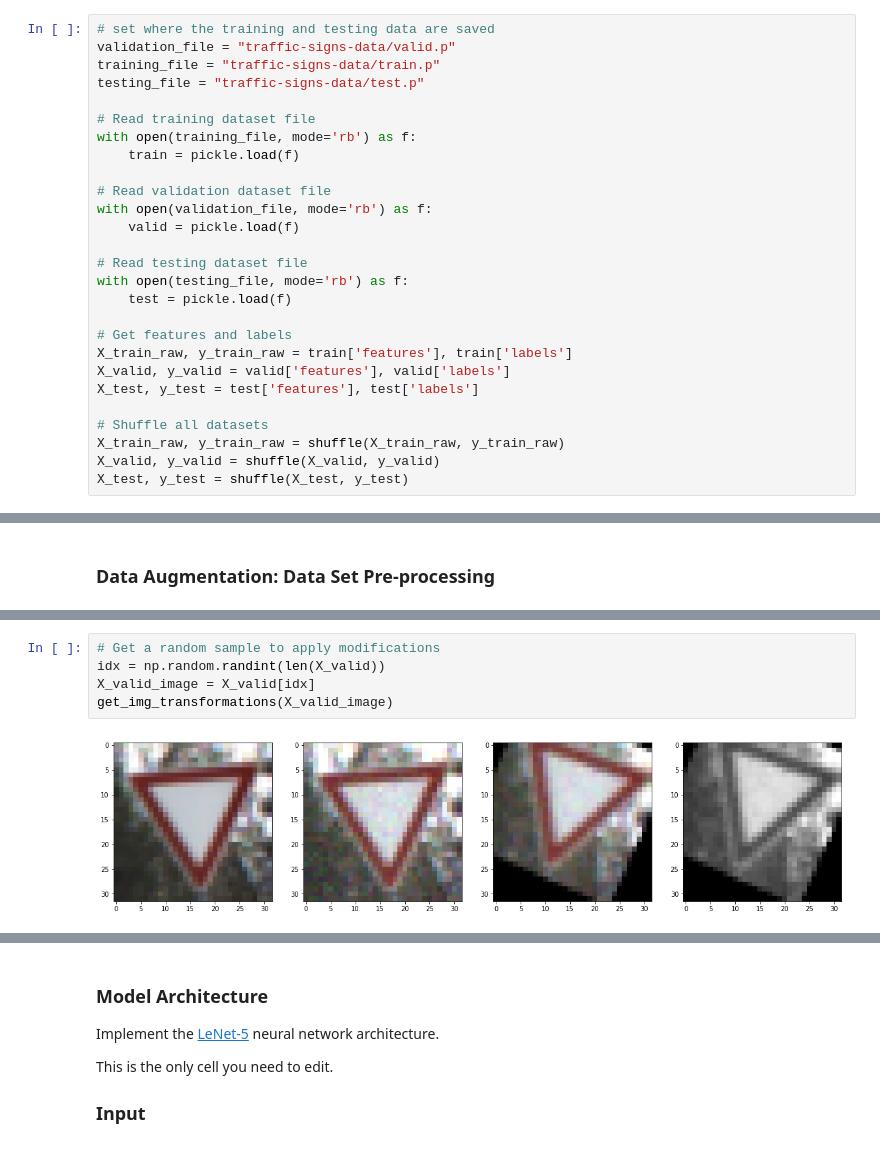
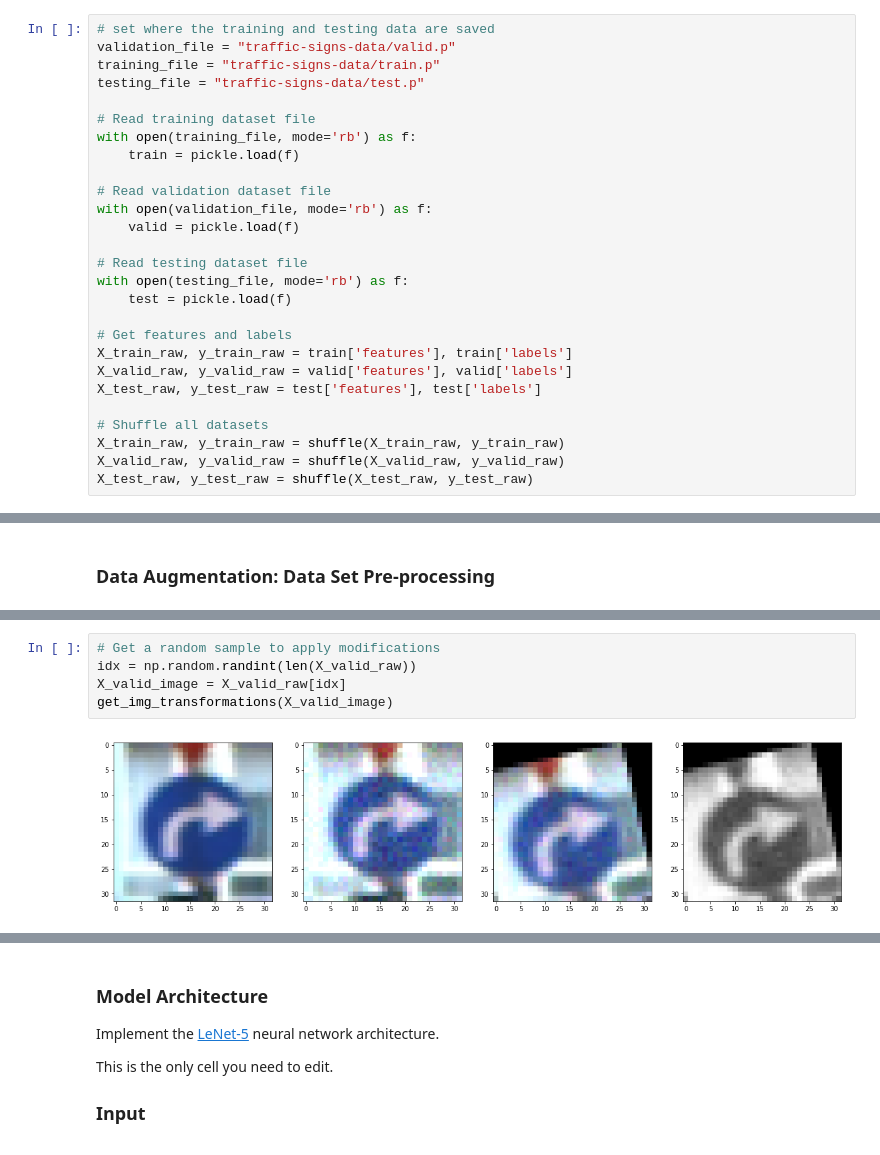
Before and after one commit to JohnBetaCode/CarND-P3-Traffic_Sign_Classifier, a Jupyter notebook: Traffic_Sign_Classifier.ipynb, the cells around one changed output, grey strips where cells are left out. Saved outputs shown, nothing was run; the diff lists cells and outputs as text.

```diff
--- a/Traffic_Sign_Classifier.ipynb
+++ b/Traffic_Sign_Classifier.ipynb
@@ -44,13 +48,13 @@ with open(testing_file, mode='rb') as f:
 
 # Get features and labels
 X_train_raw, y_train_raw = train['features'], train['labels']
-X_valid, y_valid = valid['features'], valid['labels']
-X_test, y_test = test['features'], test['labels']
+X_valid_raw, y_valid_raw = valid['features'], valid['labels']
+X_test_raw, y_test_raw = test['features'], test['labels']
 
 # Shuffle all datasets
 X_train_raw, y_train_raw = shuffle(X_train_raw, y_train_raw)
-X_valid, y_valid = shuffle(X_valid, y_valid)
-X_test, y_test = shuffle(X_test, y_test)
+X_valid_raw, y_valid_raw = shuffle(X_valid_raw, y_valid_raw)
+X_test_raw, y_test_raw = shuffle(X_test_raw, y_test_raw)
 # %% [markdown]
 ### Basic Summary of the Data Set
 # %%
@@ -149,10 +153,10 @@ show_dataset(X_train, classes_dics, data_label = "train", save_name = 'writeup_f
 # %%
 # Get a random sample to apply modifications
-idx = np.random.randint(len(X_valid))
-X_valid_image = X_valid[idx]
+idx = np.random.randint(len(X_valid_raw))
+X_valid_image = X_valid_raw[idx]
 get_img_transformations(X_valid_image)
 # %% [output]
-[figure, old version]
+[figure, new version]
 # %% [markdown]
 ----
 
```
Also changed, not shown: parts of 20 cells of this notebook, 26 other files.
